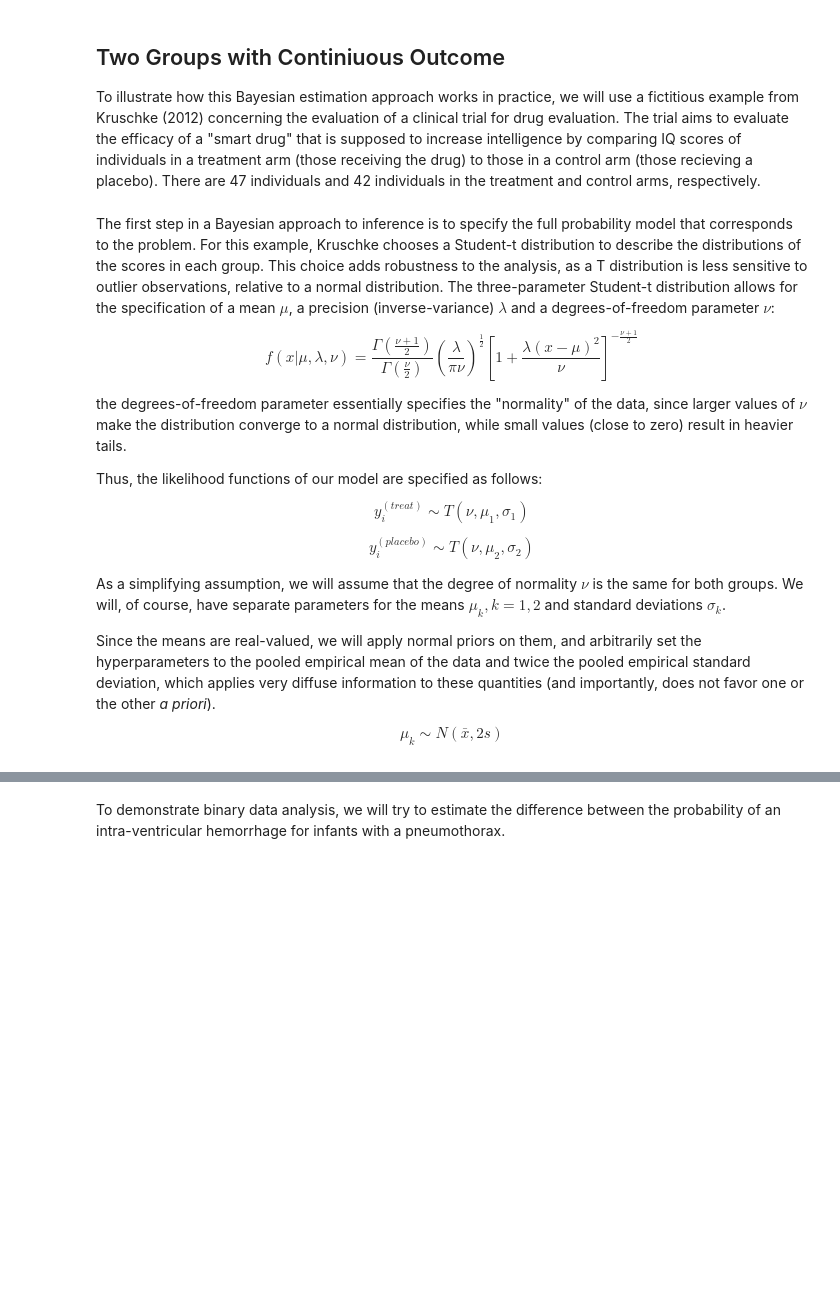
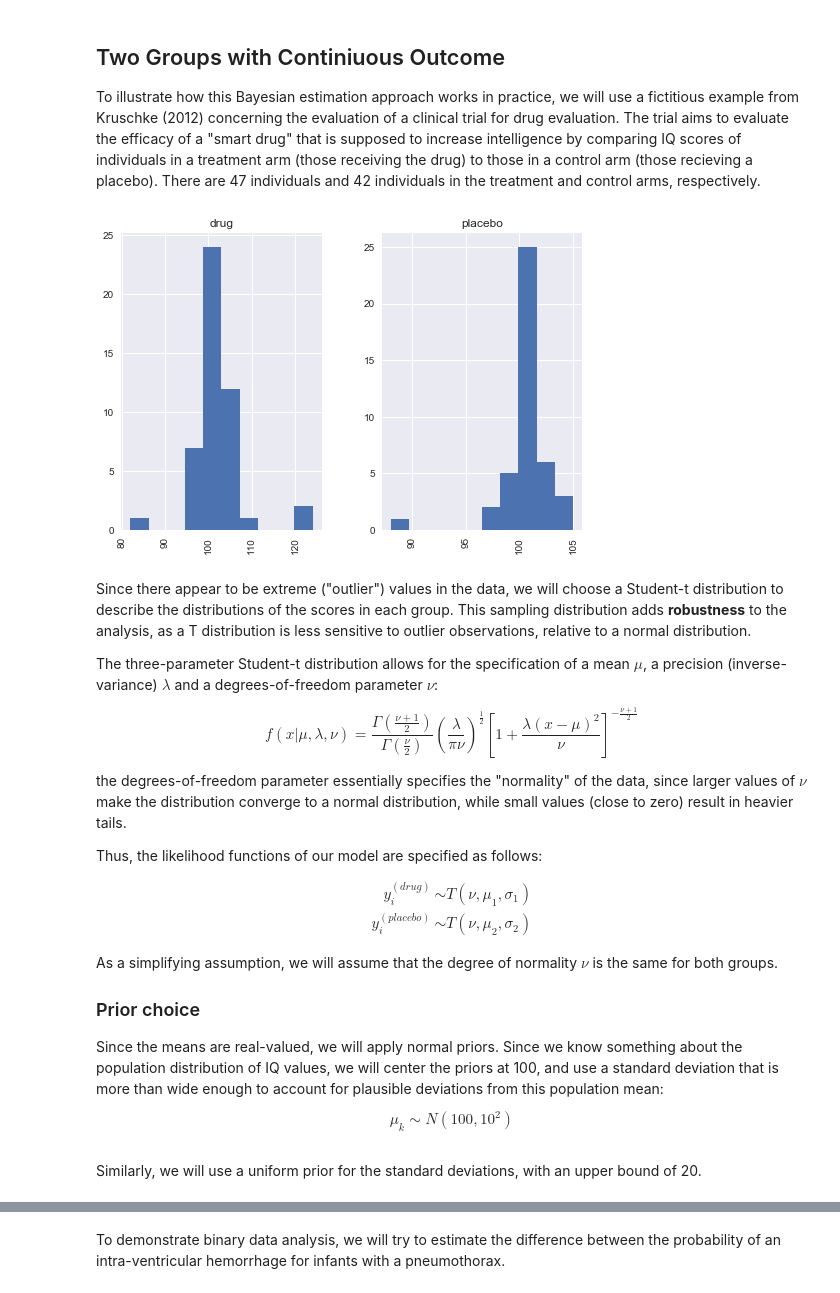
Before and after one commit to fonnesbeck/basic_bayes, a Jupyter notebook: Basic Bayesian Analysis.ipynb, the cells around one changed output, grey strips where cells are left out. Cells and saved outputs as stored; diff of their text form; code cells hidden in the pictures; blank space fills up the shorter version.

```diff
--- a/Basic Bayesian Analysis.ipynb
+++ b/Basic Bayesian Analysis.ipynb
@@ -186,17 +229,21 @@ To illustrate how this Bayesian estimation approach works in practice, we will u
 # %%
 drug = pd.DataFrame(dict(iq=(101,100,102,104,102,97,105,105,98,101,100,123,105,103,100,95,102,106,
         109,102,82,102,100,102,102,101,102,102,103,103,97,97,103,101,97,104,
         96,103,124,101,101,100,101,101,104,100,101),
-                         group=1))
+                         group='drug'))
 placebo = pd.DataFrame(dict(iq=(99,101,100,101,102,100,97,101,104,101,102,102,100,105,88,101,100,
            104,100,100,100,101,102,103,97,101,101,100,101,99,101,100,100,
            101,100,99,101,100,102,99,100,99),
-                            group=0))
+                            group='placebo'))
 
 trial_data = pd.concat([drug, placebo], ignore_index=True)
 trial_data.hist('iq', by='group');
+# %% [output]
+[figure, added]
 # %% [markdown]
-The first step in a Bayesian approach to inference is to specify the full probability model that corresponds to the problem. For this example, Kruschke chooses a Student-t distribution to describe the distributions of the scores in each group. This choice adds robustness to the analysis, as a T distribution is less sensitive to outlier observations, relative to a normal distribution. The three-parameter Student-t distribution allows for the specification of a mean $\mu$, a precision (inverse-variance) $\lambda$ and a degrees-of-freedom parameter $\nu$:
+Since there appear to be extreme ("outlier") values in the data, we will choose a Student-t distribution to describe the distributions of the scores in each group. This sampling distribution adds **robustness** to the analysis, as a T distribution is less sensitive to outlier observations, relative to a normal distribution.
+
+The three-parameter Student-t distribution allows for the specification of a mean $\mu$, a precision (inverse-variance) $\lambda$ and a degrees-of-freedom parameter $\nu$:
 
 $$f(x|\mu,\lambda,\nu) = \frac{\Gamma(\frac{\nu + 1}{2})}{\Gamma(\frac{\nu}{2})} \left(\frac{\lambda}{\pi\nu}\right)^{\frac{1}{2}} \left[1+\frac{\lambda(x-\mu)^2}{\nu}\right]^{-\frac{\nu+1}{2}}$$
 
@@ -204,19 +251,24 @@ the degrees-of-freedom parameter essentially specifies the "normality" of the da
 
 Thus, the likelihood functions of our model are specified as follows:
 
-$$y^{(treat)}_i \sim T(\nu, \mu_1, \sigma_1)$$
+$$\begin{align}
+y^{(drug)}_i &\sim T(\nu, \mu_1, \sigma_1) \\
+y^{(placebo)}_i &\sim T(\nu, \mu_2, \sigma_2)
+\end{align}$$
 
-$$y^{(placebo)}_i \sim T(\nu, \mu_2, \sigma_2)$$
+As a simplifying assumption, we will assume that the degree of normality $\nu$ is the same for both groups.
 
-As a simplifying assumption, we will assume that the degree of normality $\nu$ is the same for both groups. We will, of course, have separate parameters for the means $\mu_k, k=1,2$ and standard deviations $\sigma_k$.
+### Prior choice
 
-Since the means are real-valued, we will apply normal priors on them, and arbitrarily set the hyperparameters to the pooled empirical mean of the data and twice the pooled empirical standard deviation, which applies very diffuse information to these quantities (and importantly, does not favor one or the other *a priori*).
+Since the means are real-valued, we will apply normal priors. Since we know something about the population distribution of IQ values, we will center the priors at 100, and use a standard deviation that is more than wide enough to account for plausible deviations from this population mean:
 
-$$\mu_k \sim N(\bar{x}, 2s)$$
+$$\mu_k \sim N(100, 10^2)$$
 # %%
 with Model() as drug_model:
 
     μ_0 = Normal('μ_0', 100, sd=10)
     μ_1 = Normal('μ_1', 100, sd=10)
+# %% [markdown]
+Similarly, we will use a uniform prior for the standard deviations, with an upper bound of 20.
 # %%
 with drug_model:
```
Also changed, not shown: parts of 37 cells of this notebook.
